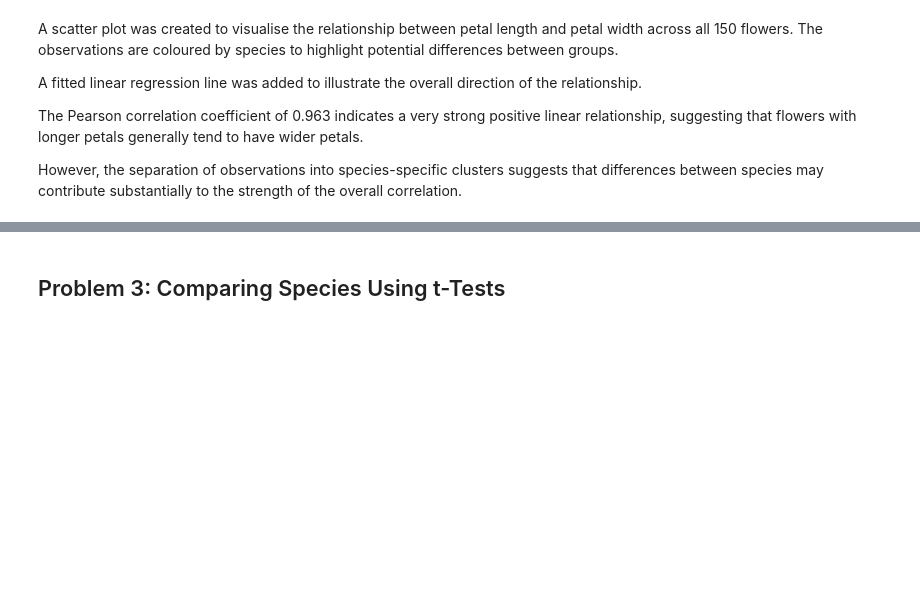
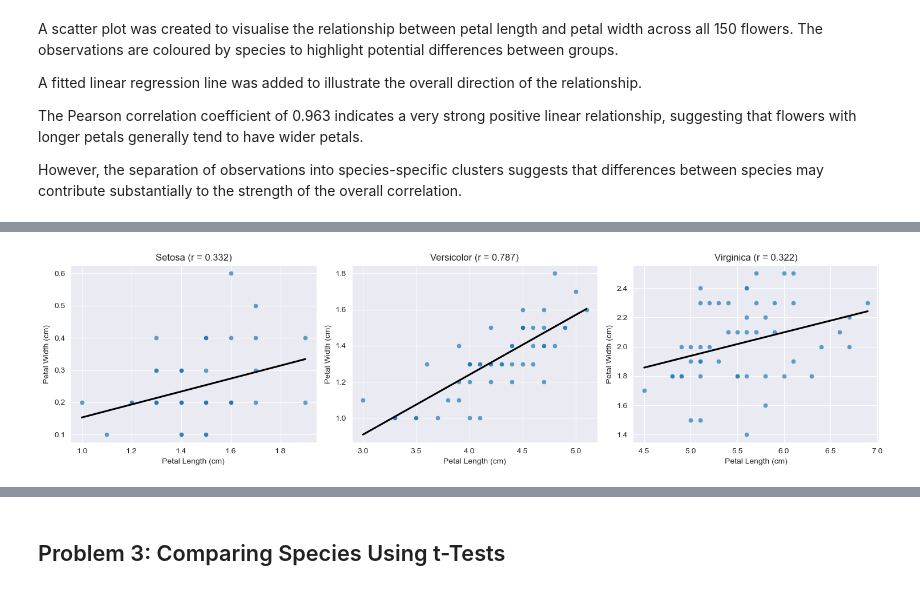
Before and after one commit to AnnaLozenko/applied-statistics, a Jupyter notebook: problems.ipynb, the cells around one changed output, grey strips where cells are left out. Cells and saved outputs as stored; diff of their text form; code cells hidden in the pictures; blank space fills up the shorter version.

```diff
--- a/problems.ipynb
+++ b/problems.ipynb
@@ -322,0 +364,40 @@ However, the separation of observations into species-specific clusters suggests
+# %%
+# Create one scatter plot with a regression line for each species.
+species_data = {
+    "Setosa": setosa,
+    "Versicolor": versicolor,
+    "Virginica": virginica,
+}
+
+fig, axes = plt.subplots(1, 3, figsize=(15, 4))
+
+for ax, (species_name, data) in zip(axes, species_data.items()):
+    sns.scatterplot(
+        data=data,
+        x="petal length (cm)",
+        y="petal width (cm)",
+        alpha=0.7,
+        ax=ax,
+    )
+    sns.regplot(
+        data=data,
+        x="petal length (cm)",
+        y="petal width (cm)",
+        scatter=False,
+        ci=None,
+        color="black",
+        ax=ax,
+    )
+
+    r, _ = stats.pearsonr(
+        data["petal length (cm)"],
+        data["petal width (cm)"],
+    )
+    ax.set_title(f"{species_name} (r = {r:.3f})")
+    ax.set_xlabel("Petal Length (cm)")
+    ax.set_ylabel("Petal Width (cm)")
+
+plt.tight_layout()
+plt.show()
+# %% [output]
+[figure, added]
```
Also changed, not shown: parts of 17 cells of this notebook.
